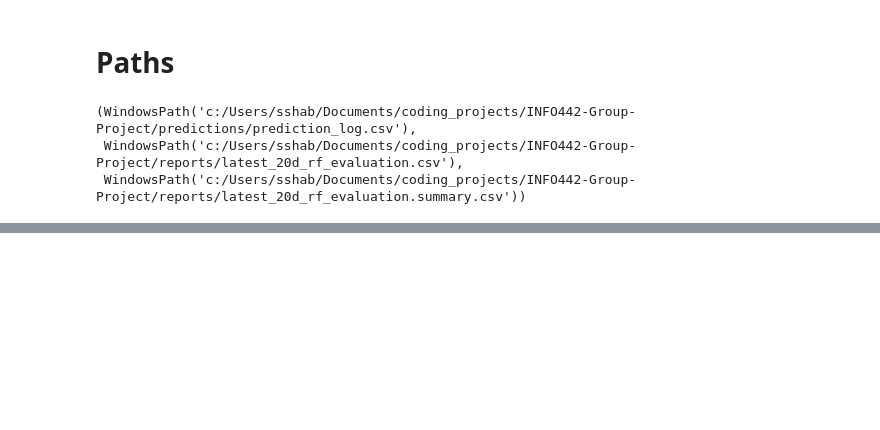
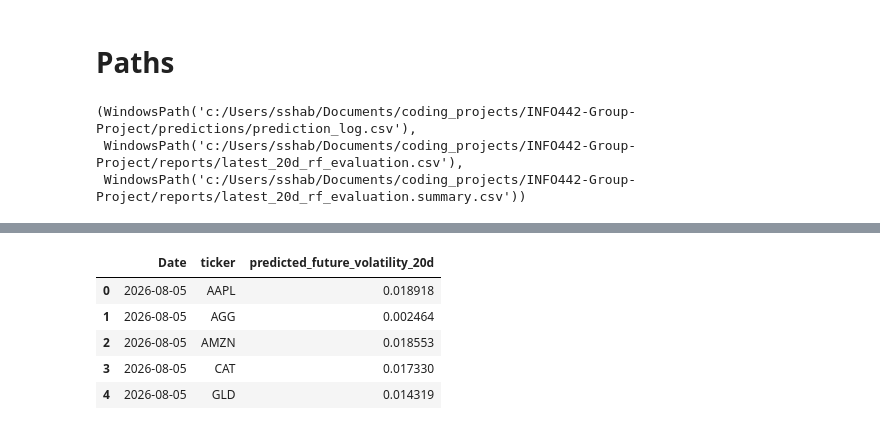
Before and after one commit to SamiiShabuse/INFO442-Group-Project, a Jupyter notebook: notebooks/07_live_model_evaluation/01_live_rf_real_data_evaluation.ipynb, the cells around one changed output, grey strips where cells are left out. Saved outputs shown, nothing was run; the diff lists cells and outputs as text; code cells hidden in the pictures; blank space fills up the shorter version.

```diff
--- a/notebooks/07_live_model_evaluation/01_live_rf_real_data_evaluation.ipynb
+++ b/notebooks/07_live_model_evaluation/01_live_rf_real_data_evaluation.ipynb
@@ -40,0 +50,9 @@ prediction_log_path, evaluation_path, summary_path
+# %%
+prediction_log.head()
+# %% [output]
+|  | Date | ticker | predicted_future_volatility_20d |
+| 0 | 2026-08-05 | AAPL | 0.018918 |
+| 1 | 2026-08-05 | AGG | 0.002464 |
+| 2 | 2026-08-05 | AMZN | 0.018553 |
+| 3 | 2026-08-05 | CAT | 0.017330 |
+| 4 | 2026-08-05 | GLD | 0.014319 |
```
Also changed, not shown: parts of 10 cells of this notebook.
